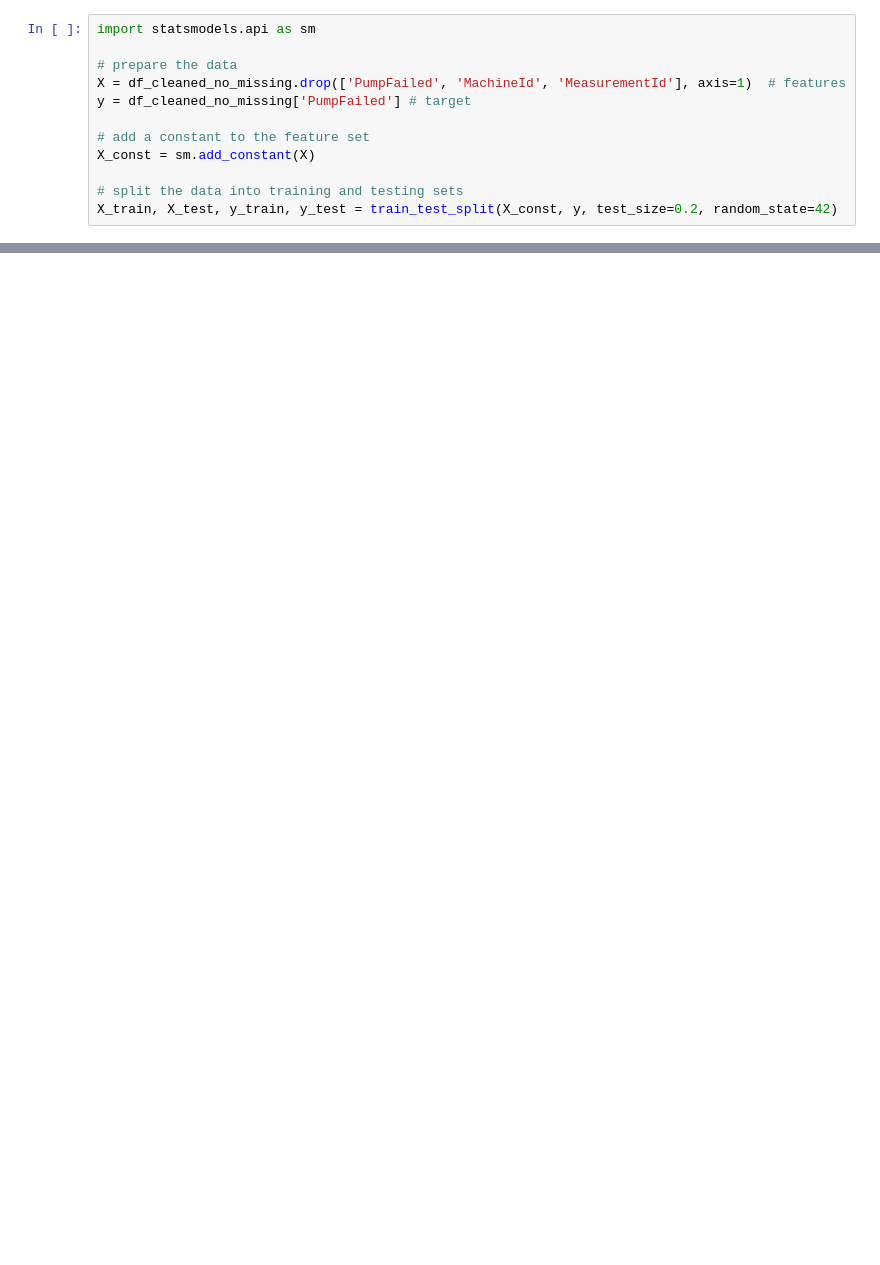
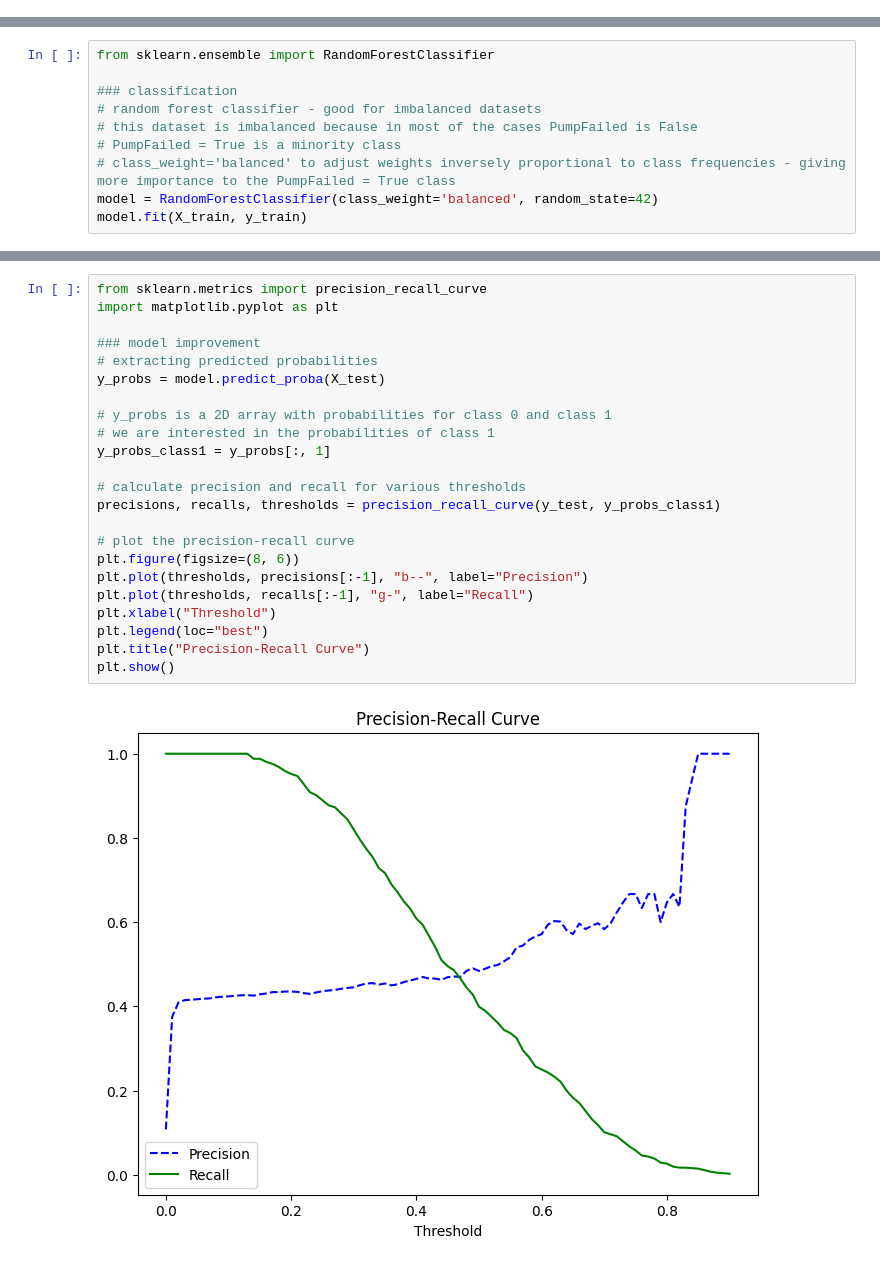
Before and after one commit to vmikusova/DataMole, a Jupyter notebook: skript.ipynb, the cells around one changed output, grey strips where cells are left out. Drawn from its saved outputs; the diff is of its cells as text; blank space fills up the shorter version.

Commit message:
WIP: improved model performance

```diff
--- a/skript.ipynb
+++ b/skript.ipynb
@@ -197,13 +197 @@ y = df_cleaned_no_missing['PumpFailed']  # target
 X_train, X_test, y_train, y_test = train_test_split(X, y, test_size=0.2, random_state=42)
-# %%
-import statsmodels.api as sm
-
-# prepare the data
-X = df_cleaned_no_missing.drop(['PumpFailed', 'MachineId', 'MeasurementId'], axis=1)  # features
-y = df_cleaned_no_missing['PumpFailed'] # target
-
-# add a constant to the feature set
-X_const = sm.add_constant(X)
-
-# split the data into training and testing sets
-X_train, X_test, y_train, y_test = train_test_split(X_const, y, test_size=0.2, random_state=42)
@@ -242,0 +198,10 @@ SlowEnd                                       0.116263  -0.118700  1.000000
+# %%
+from sklearn.ensemble import RandomForestClassifier
+
+### classification
+# random forest classifier - good for imbalanced datasets
+# this dataset is imbalanced because in most of the cases PumpFailed is False
+# PumpFailed = True is a minority class
+# class_weight='balanced' to adjust weights inversely proportional to class frequencies - giving more importance to the PumpFailed = True class
+model = RandomForestClassifier(class_weight='balanced', random_state=42)
+model.fit(X_train, y_train)
@@ -242,0 +236,25 @@ SlowEnd                                       0.116263  -0.118700  1.000000
+# %%
+from sklearn.metrics import precision_recall_curve
+import matplotlib.pyplot as plt
+
+### model improvement
+# extracting predicted probabilities
+y_probs = model.predict_proba(X_test)
+
+# y_probs is a 2D array with probabilities for class 0 and class 1
+# we are interested in the probabilities of class 1
+y_probs_class1 = y_probs[:, 1]
+
+# calculate precision and recall for various thresholds
+precisions, recalls, thresholds = precision_recall_curve(y_test, y_probs_class1)
+
+# plot the precision-recall curve
+plt.figure(figsize=(8, 6))
+plt.plot(thresholds, precisions[:-1], "b--", label="Precision")
+plt.plot(thresholds, recalls[:-1], "g-", label="Recall")
+plt.xlabel("Threshold")
+plt.legend(loc="best")
+plt.title("Precision-Recall Curve")
+plt.show()
+# %% [output]
+[figure, added]
```
Also changed, not shown: parts of 13 cells of this notebook.
